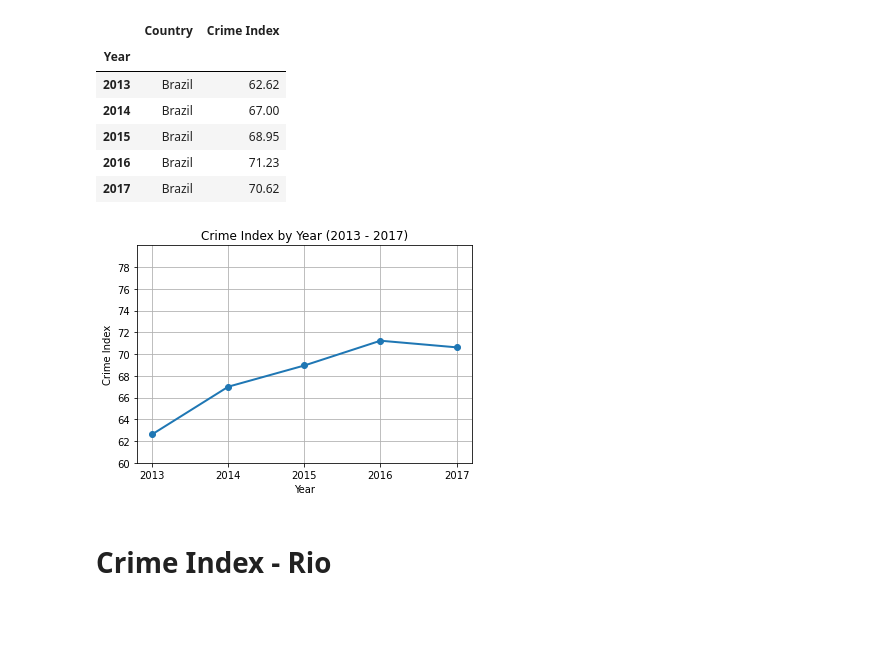
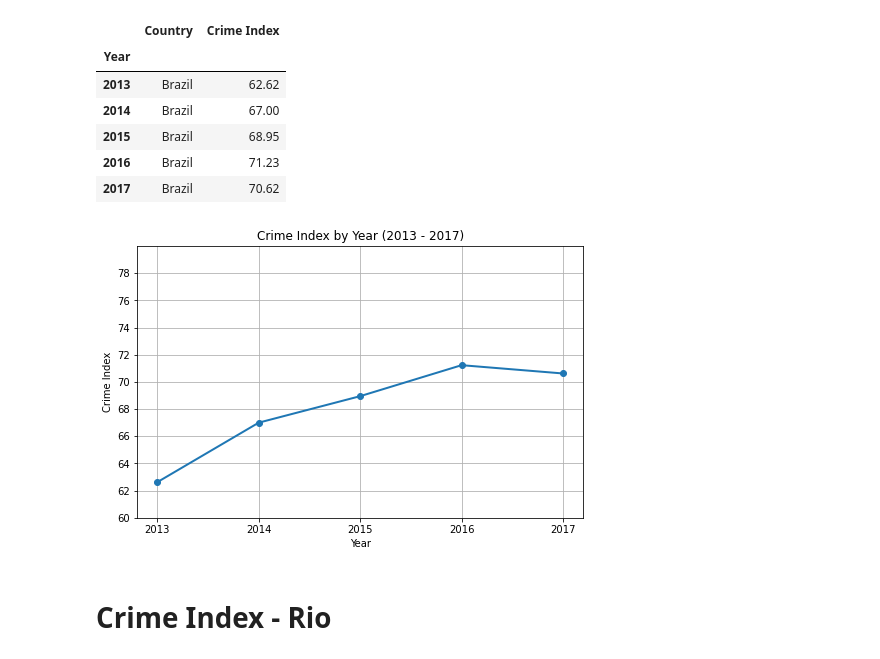
Before and after one commit to Trevor-Velez/project-1, a Jupyter notebook: Trevor Velez/Crime Rates - Final Look.ipynb, the cells around one changed output. Drawn from its saved outputs; the diff is of its cells as text; code cells hidden in the pictures; blank space fills up the shorter version.

Commit message:
added markdowns and changed figure size

```diff
--- a/Trevor Velez/Crime Rates - Final Look.ipynb
+++ b/Trevor Velez/Crime Rates - Final Look.ipynb
@@ -38,19 +38,20 @@ crime_index_df
 | 2016 | Brazil | 71.23 |
 | 2017 | Brazil | 70.62 |
 # %%
+plt.figure(figsize=(8, 5))
 plt.plot(x_axis, crime_index_df["Crime Index"], marker="o", linewidth=2)
 plt.xlabel("Year")
 plt.ylabel("Crime Index")
 plt.title("Crime Index by Year (2013 - 2017)")
 plt.grid()
 
 plt.ylim(60, 80)
 plt.yticks(np.arange(60, 80, step=2))
 
 plt.savefig("Images/Crime Index by Year - Brazil.png")
 plt.show()
 # %% [output]
-[figure, old version]
+[figure, new version]
 # %% [markdown]
 # Crime Index - Rio
 # %%
```
Also changed, not shown: parts of 4 cells of this notebook, 3 other files.
